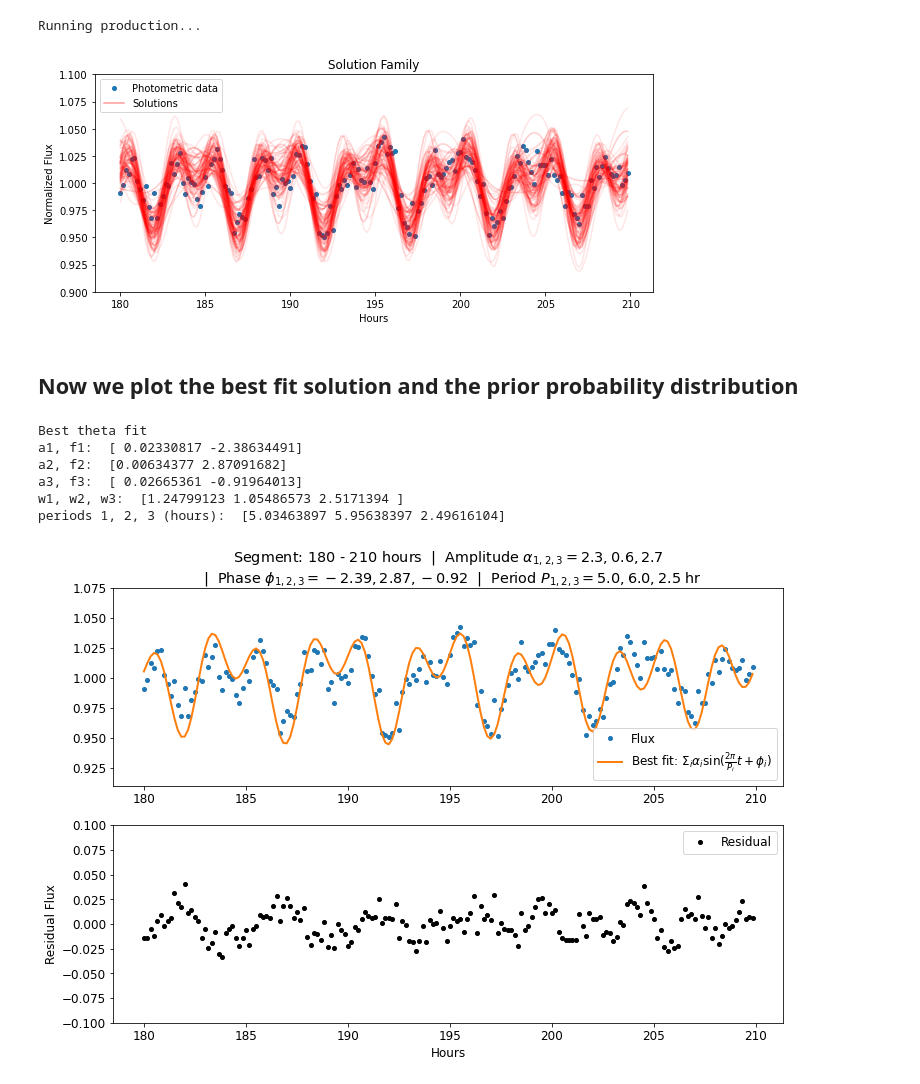
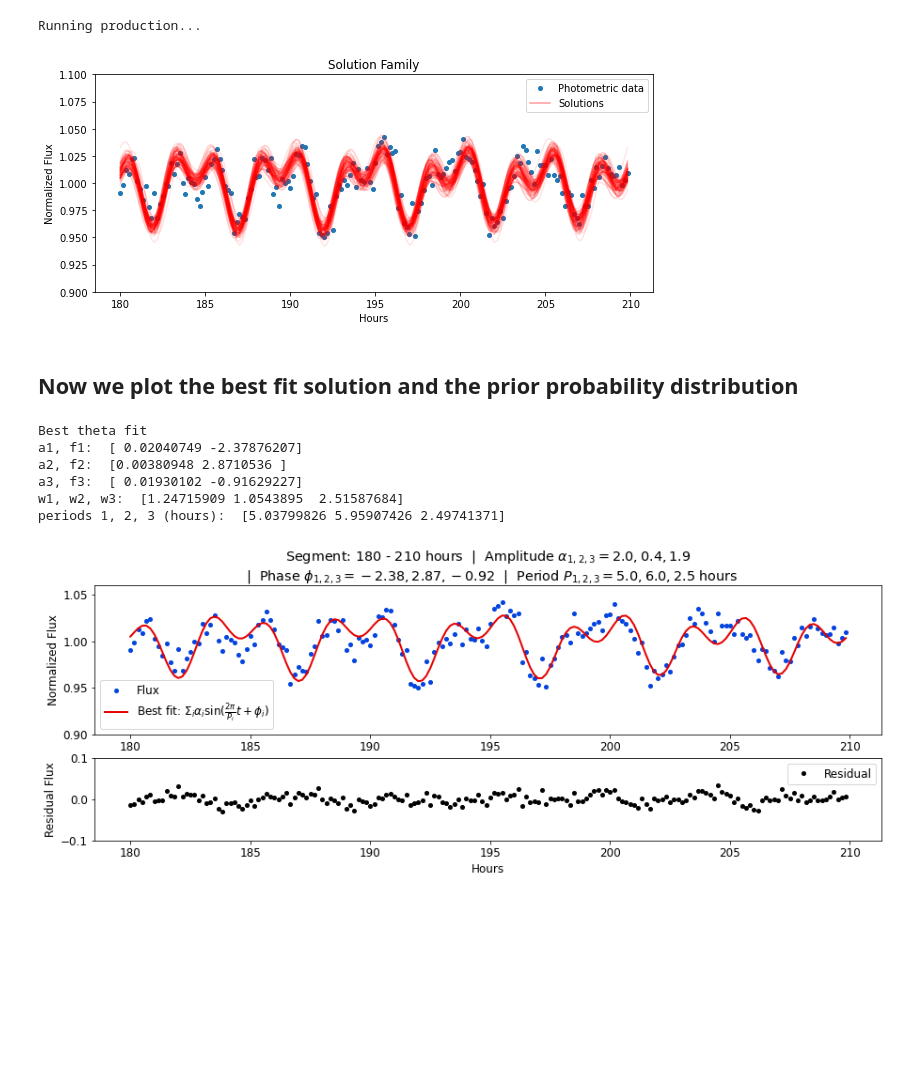
Before and after one commit to fudanguyen/aroma, a Jupyter notebook: AROMA_An_Exo_Rot_Mapping/notebooks/[MCMC_180-210hours]lightCurveSyntheticFit.ipynb, the cells around one changed output. Drawn from its saved outputs; the diff is of its cells as text; code cells hidden in the pictures; blank space fills up the shorter version.

```diff
--- a/AROMA_An_Exo_Rot_Mapping/notebooks/[MCMC_180-210hours]lightCurveSyntheticFit.ipynb
+++ b/AROMA_An_Exo_Rot_Mapping/notebooks/[MCMC_180-210hours]lightCurveSyntheticFit.ipynb
@@ -214,9 +203,9 @@ ndim = len(initial)
 #                       initial[6] + 1e-1**np.random.randn(1), initial[7] + 1e-1*np.random.randn(1), initial[8] + 1e-1*np.random.randn(1)])
 #     p0.append(array.T)
 
-weights = np.array((5e-3, 2e-3,
-                    5e-3, 2e-3,
-                    5e-3, 2e-3,
+weights = np.array((3e-3, 3e-3,
+                    3e-3, 3e-3,
+                    3e-3, 3e-3,
                     1e-3, 1e-3, 1e-3))
 
 # weights = 1e-3
@@ -265,55 +254,54 @@ def plotter(sampler,t=time,flux=lc):
     plt.show()
 plotter(sampler)
 # %% [output]
-[figure, old version]
+[figure, new version]
 # %% [markdown]
 ## Now we plot the best fit solution and the prior probability distribution
 # %%
 samples = sampler.flatchain
 import matplotlib
 matplotlib.rcParams.update({'font.size': 12})
 
 ## BEST FIT SOLUTION
 theta_max  = samples[np.argmax(sampler.flatlnprobability)]
 print('Best theta fit')
 print('a1, f1: ', theta_max[0:2])
 print('a2, f2: ', theta_max[2:4])
 print('a3, f3: ', theta_max[4:6])
 print('w1, w2, w3: ', theta_max[6:9])
 print('periods 1, 2, 3 (hours): ', 2*pi/theta_max[6:9])
 
 best_fit_model = model(theta_max)
-plt.figure(figsize=(12,8))
-
-plt.subplot(211)
-
-plt.title('Segment: %i - %i hours'%(tlow, thigh)
+# plt.figure(figsize=(12,8))
+f, (a0, a1) = plt.subplots(2, 1, figsize = (15,5), gridspec_kw={'height_ratios': [1.8, 1]})
+a0.set_title('Segment: %i - %i hours'%(tlow, thigh)
            + r'  |  Amplitude $ \alpha_{1,2,3}=%.1f, %.1f, %.1f $' %(theta_max[0]*100, theta_max[2]*100, theta_max[4]*100)
            + '\n' + r'  |  Phase $ \phi_{1,2,3}=%.2f, %.2f, %.2f $' %(theta_max[1], theta_max[3], theta_max[5])
-           + r'  |  Period $ P_{1,2,3}=%.1f, %.1f, %.1f $ hr'   %(2*pi/theta_max[6], 2*pi/theta_max[7], 2*pi/theta_max[8]) )
-plt.plot(time,lc,label='Flux',ls='', marker='o', ms=4)
-plt.plot(time,best_fit_model,label=r'Best fit: $\Sigma_i \alpha_i \sin(\frac{2\pi}{P_i}t + \phi_i)  $', lw=2)
-plt.ylim((0.910, 1.075)), plt.legend()
-plt.subplot(212)
-plt.plot(time,lc - best_fit_model,label='Residual', ls='', marker='o', ms=4, c='k'), plt.legend()
-plt.ylim((-0.1,0.1))
-plt.ylabel('Residual Flux')
-plt.xlabel('Hours')
+           + r'  |  Period $ P_{1,2,3}=%.1f, %.1f, %.1f $ hours'   %(2*pi/theta_max[6], 2*pi/theta_max[7], 2*pi/theta_max[8]) )
+# a0.axhline(y=1.0, xmin=tlow, xmax=thigh, ls='--', lw=1)
+a0.plot(time,lc,label='Flux',ls='', marker='o', ms=4, c='xkcd:blue')
+a0.plot(time,best_fit_model,label=r'Best fit: $\Sigma_i \alpha_i \sin(\frac{2\pi}{P_i}t + \phi_i)  $', lw=2, c='xkcd:red')
+a0.set_ylim((0.900, 1.060)), a0.legend()
+a0.set_ylabel('Normalized Flux')
+a1.plot(time,lc - best_fit_model,label='Residual', ls='', marker='o', ms=4, c='k'), plt.legend()
+a1.set_ylim((-0.1,0.1))
+a1.set_ylabel('Residual Flux')
+a1.set_xlabel('Hours')
 
 ## Saving
 save = True
 if save:
     handle_code = 'MCMC'
     plotOut = plotPath + '/%s_sector3637_%i_%i-hr_fit'%(handle_code, tlow, thigh)
-    plt.savefig(plotOut+'.pdf', dpi=300, format='pdf', bbox_inches = 'tight')
-    plt.savefig(plotOut+'.png', dpi=300, format='png', bbox_inches = 'tight')
+    f.savefig(plotOut+'.pdf', dpi=300, format='pdf', bbox_inches = 'tight')
+    f.savefig(plotOut+'.png', dpi=300, format='png', bbox_inches = 'tight')
 
 plt.show()
 # %% [output]
 Best theta fit
-a1, f1:  [ 0.02330817 -2.38634491]
-a2, f2:  [0.00634377 2.87091682]
-a3, f3:  [ 0.02665361 -0.91964013]
-w1, w2, w3:  [1.24799123 1.05486573 2.5171394 ]
-periods 1, 2, 3 (hours):  [5.03463897 5.95638397 2.49616104]
+a1, f1:  [ 0.02040749 -2.37876207]
+a2, f2:  [0.00380948 2.8710536 ]
+a3, f3:  [ 0.01930102 -0.91629227]
+w1, w2, w3:  [1.24715909 1.0543895  2.51587684]
+periods 1, 2, 3 (hours):  [5.03799826 5.95907426 2.49741371]
-[figure, old version]
+[figure, new version]
```
Also changed, not shown: parts of 4 cells of this notebook, 49 other files.
